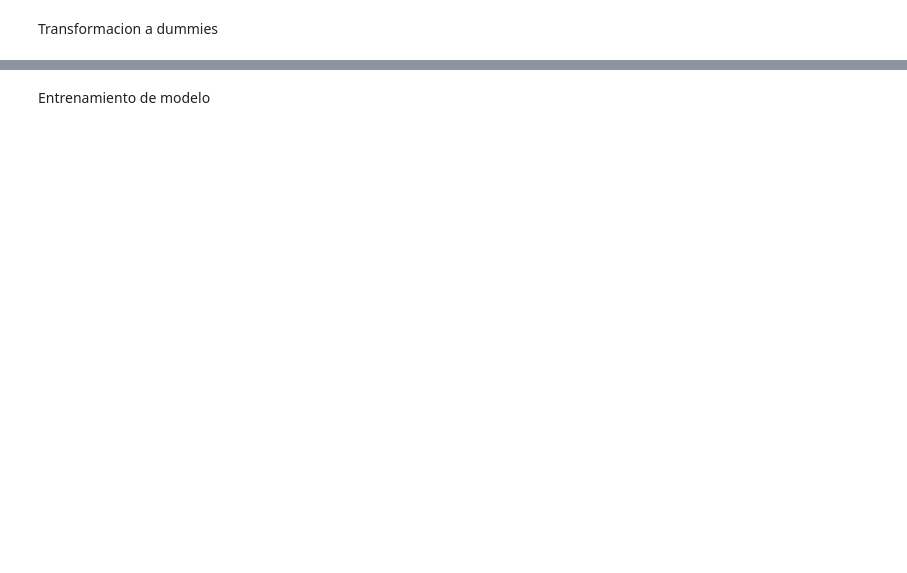
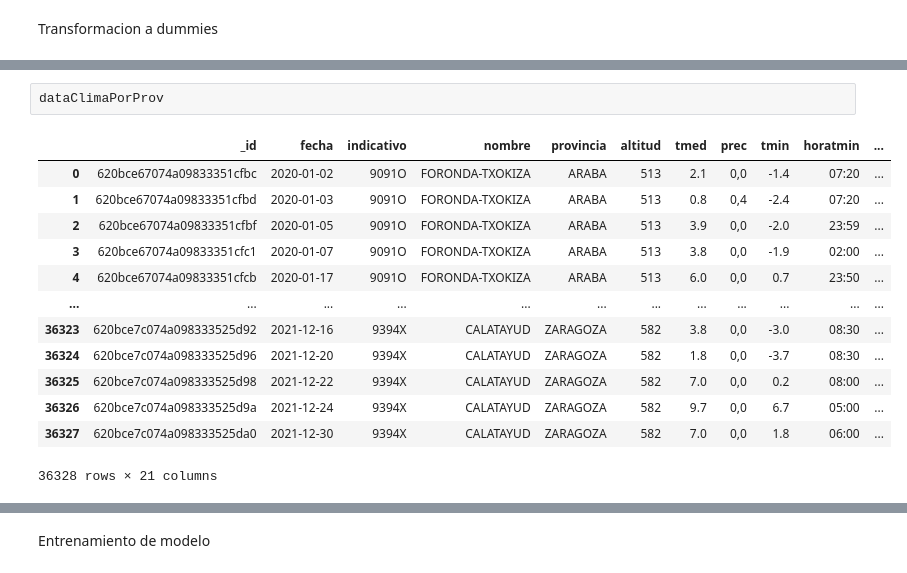
Before and after one commit to huezodaniel/TFM, a Jupyter notebook: ModeloCovid.ipynb, the cells around one changed output, grey strips where cells are left out. Cells and saved outputs as stored; diff of their text form; blank space fills up the shorter version.

```diff
--- a/ModeloCovid.ipynb
+++ b/ModeloCovid.ipynb
@@ -246,0 +271,16 @@ You should consider upgrading via the 'c:\users\danie\appdata\local\programs\pyt
+# %%
+dataClimaPorProv
+# %% [output]
+|  | _id | fecha | indicativo | nombre | provincia | altitud | tmed | prec | tmin | horatmin | ... |
+| 0 | 620bce67074a09833351cfbc | 2020-01-02 | 9091O | FORONDA-TXOKIZA | ARABA | 513 | 2.1 | 0,0 | -1.4 | 07:20 | ... |
+| 1 | 620bce67074a09833351cfbd | 2020-01-03 | 9091O | FORONDA-TXOKIZA | ARABA | 513 | 0.8 | 0,4 | -2.4 | 07:20 | ... |
+| 2 | 620bce67074a09833351cfbf | 2020-01-05 | 9091O | FORONDA-TXOKIZA | ARABA | 513 | 3.9 | 0,0 | -2.0 | 23:59 | ... |
+| 3 | 620bce67074a09833351cfc1 | 2020-01-07 | 9091O | FORONDA-TXOKIZA | ARABA | 513 | 3.8 | 0,0 | -1.9 | 02:00 | ... |
+| 4 | 620bce67074a09833351cfcb | 2020-01-17 | 9091O | FORONDA-TXOKIZA | ARABA | 513 | 6.0 | 0,0 | 0.7 | 23:50 | ... |
+| ... | ... | ... | ... | ... | ... | ... | ... | ... | ... | ... | ... |
+| 36323 | 620bce7c074a098333525d92 | 2021-12-16 | 9394X | CALATAYUD | ZARAGOZA | 582 | 3.8 | 0,0 | -3.0 | 08:30 | ... |
+| 36324 | 620bce7c074a098333525d96 | 2021-12-20 | 9394X | CALATAYUD | ZARAGOZA | 582 | 1.8 | 0,0 | -3.7 | 08:30 | ... |
+| 36325 | 620bce7c074a098333525d98 | 2021-12-22 | 9394X | CALATAYUD | ZARAGOZA | 582 | 7.0 | 0,0 | 0.2 | 08:00 | ... |
+| 36326 | 620bce7c074a098333525d9a | 2021-12-24 | 9394X | CALATAYUD | ZARAGOZA | 582 | 9.7 | 0,0 | 6.7 | 05:00 | ... |
+| 36327 | 620bce7c074a098333525da0 | 2021-12-30 | 9394X | CALATAYUD | ZARAGOZA | 582 | 7.0 | 0,0 | 1.8 | 06:00 | ... |
+36328 rows × 21 columns
```
Also changed, not shown: parts of 19 cells of this notebook, 2 other files.
